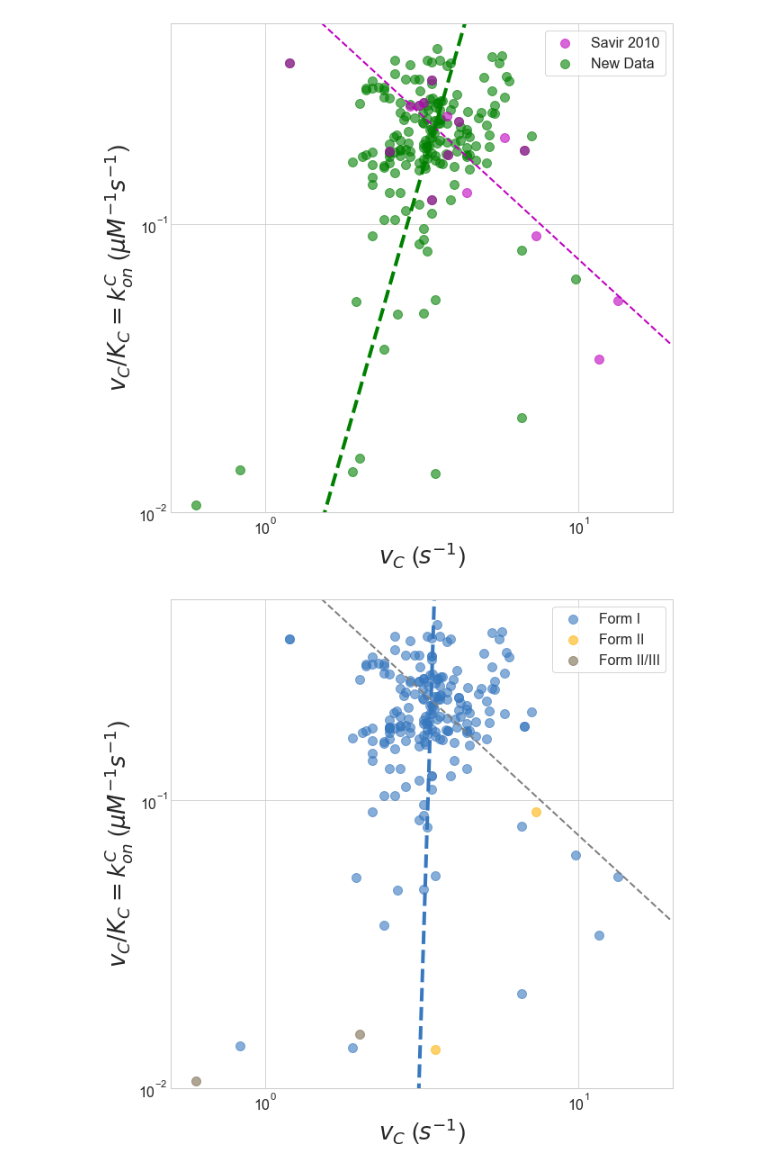
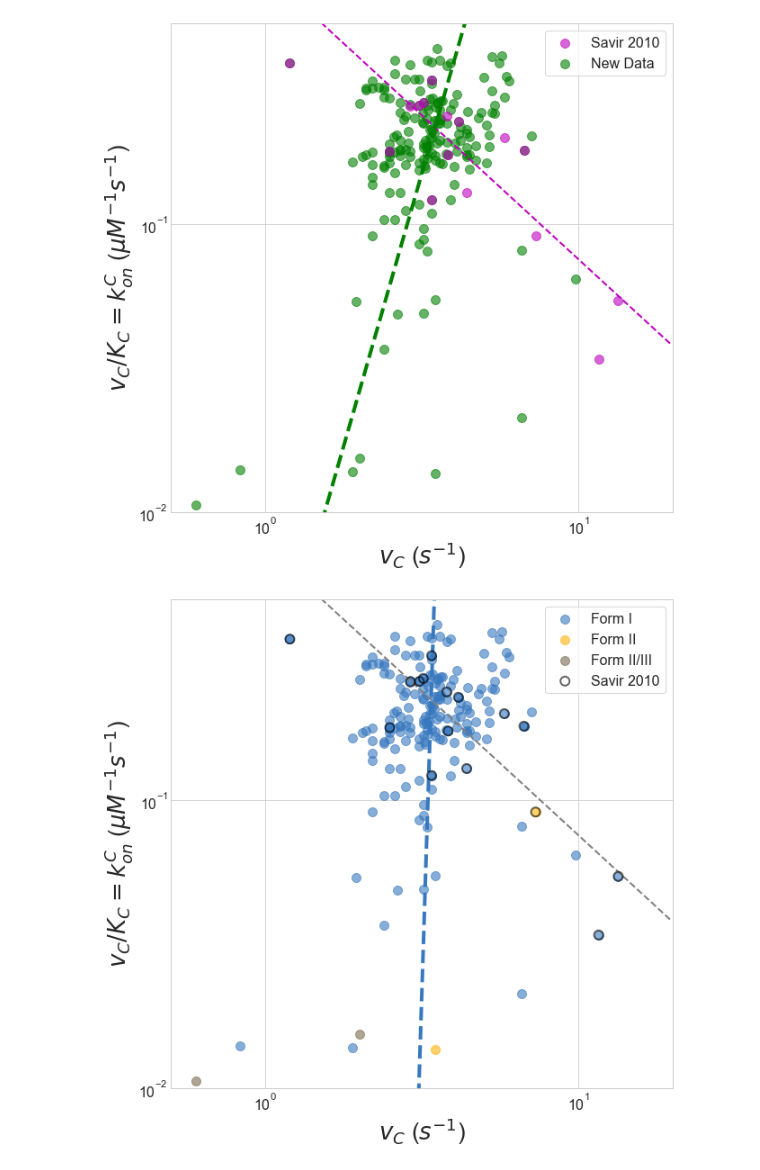
Before and after one commit to flamholz/rubisco, a Jupyter notebook: notebooks/Figure4 vC konC.ipynb, the cells around one changed output. Saved outputs shown, nothing was run; the diff lists cells and outputs as text; code cells hidden in the pictures.

Commit message:
Outlines on savir data.

```diff
--- a/notebooks/Figure4 vC konC.ipynb
+++ b/notebooks/Figure4 vC konC.ipynb
@@ -129,31 +129,36 @@ for i, (group, gdf) in enumerate(grouped_form):
     plt.scatter(gdf.vC, gdf.kon_C, c=c, s=100, label=label, alpha=0.6)
 
 # Savir 2010 says konC = vc/KC = vc/(1.32*vc^2) = 0.757/vc
 xs = np.arange(0.1, 20, 0.1)
 projected_konC = 0.757/xs
 plt.plot(xs, projected_konC, ls='--', lw=2, c='grey')
 
 # plot our own fit of the F1 enzymes
 # Plot regression of S vs vC
 xs = np.arange(1e-1, 20, 0.01)
 all_FIs = raw_kin_df[raw_kin_df.isoform == '1']
 konCs = np.log(all_FIs.kon_C)
 vCs = np.log(all_FIs.vC)
 exp_FI, pre_FI, _ = power_laws.fit_power_law_odr(vCs, konCs)
 plt.plot(xs, np.power(xs, exp_FI) * pre_FI, ls='--', c=named_colors[0], lw=4)
 
+# Show savir data with an outline
+plt.scatter(savir_df.vC, savir_df.kon_C, c='None', edgecolors='k',
+            linewidths=2, s=100, label='Savir 2010', alpha=0.6, zorder=10)
+
+
 plt.legend(loc=1, fontsize=16, frameon=True)
 plt.xlabel('$v_C$ ($s^{-1}$)', fontsize=26)
 plt.ylabel('$v_C / K_C = k_{on}^C$ ($\mu M^{-1} s^{-1}$)', fontsize=26)
 plt.xticks(fontsize=16)
 plt.yticks(fontsize=16)
 
 plt.ylim(1e-2, 0.5)
 plt.xlim(0.5, 20)
 
 plt.savefig('fig4/fig4_konC_vC_FI.png')
 plt.savefig('fig4/fig4_konC_vC_FI.svg')
 
 plt.show()
 # %% [output]
-[figure, old version]
+[figure, new version]
```
Also changed, not shown: 2 other files.
